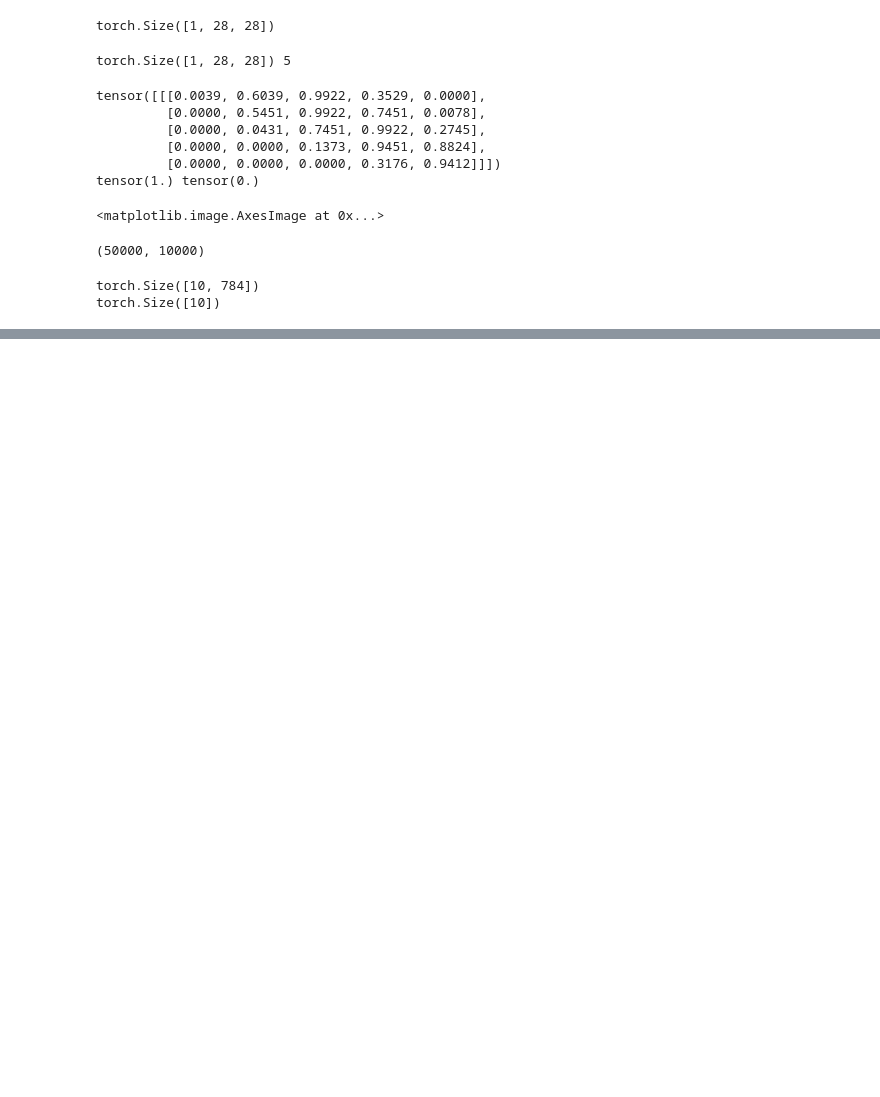
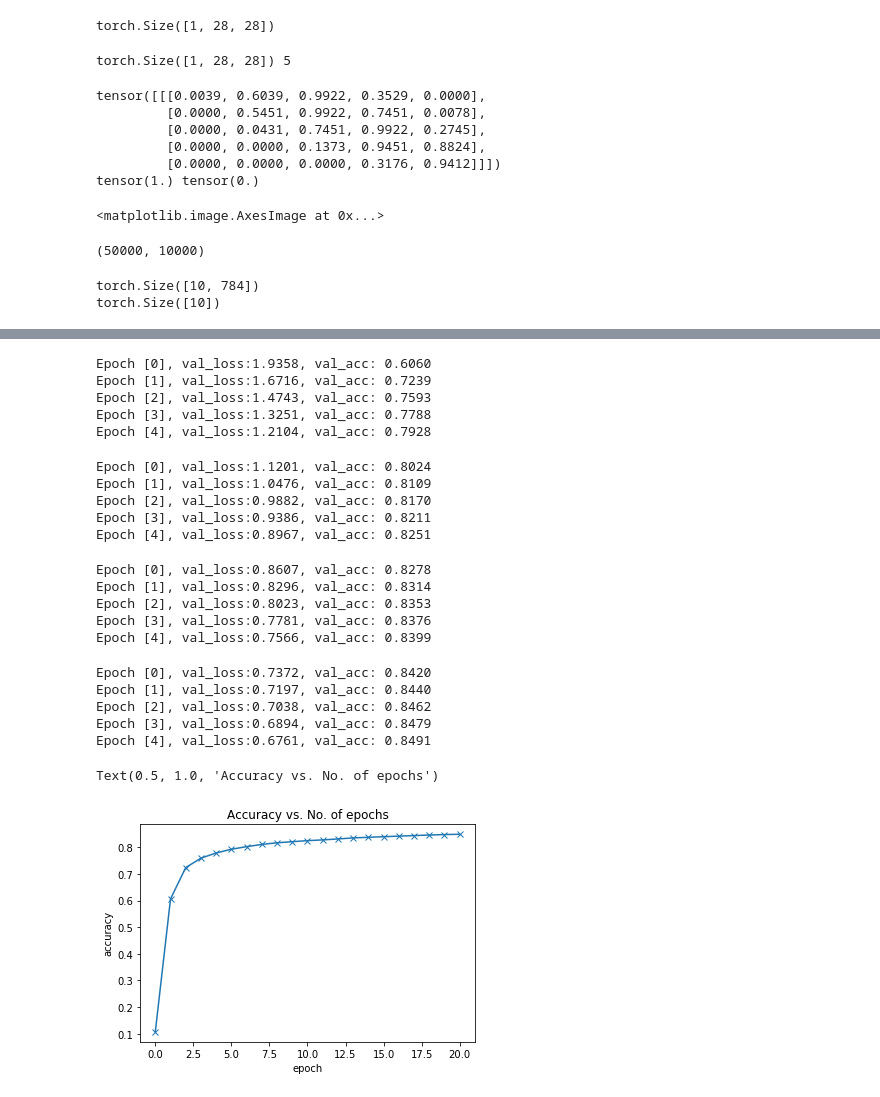
Before and after one commit to rhlklwr/pytorch, a Jupyter notebook: Logistic_regression.ipynb, the cells around one changed output, grey strips where cells are left out. Drawn from its saved outputs; the diff is of its cells as text; code cells hidden in the pictures; blank space fills up the shorter version.

```diff
--- a/Logistic_regression.ipynb
+++ b/Logistic_regression.ipynb
@@ -262,0 +267,43 @@ RuntimeError: size mismatch, m1: [3584 x 28], m2: [784 x 10] at ..\aten\src\TH/g
+# %%
+history1 = fit(5, 0.001, model, train_loader, val_loader)
+# %% [output]
+Epoch [0], val_loss:1.9358, val_acc: 0.6060
+Epoch [1], val_loss:1.6716, val_acc: 0.7239
+Epoch [2], val_loss:1.4743, val_acc: 0.7593
+Epoch [3], val_loss:1.3251, val_acc: 0.7788
+Epoch [4], val_loss:1.2104, val_acc: 0.7928
+# %%
+history2 = fit(5, 0.001, model, train_loader, val_loader)
+# %% [output]
+Epoch [0], val_loss:1.1201, val_acc: 0.8024
+Epoch [1], val_loss:1.0476, val_acc: 0.8109
+Epoch [2], val_loss:0.9882, val_acc: 0.8170
+Epoch [3], val_loss:0.9386, val_acc: 0.8211
+Epoch [4], val_loss:0.8967, val_acc: 0.8251
+# %%
+history3 = fit(5, 0.001, model, train_loader, val_loader)
+# %% [output]
+Epoch [0], val_loss:0.8607, val_acc: 0.8278
+Epoch [1], val_loss:0.8296, val_acc: 0.8314
+Epoch [2], val_loss:0.8023, val_acc: 0.8353
+Epoch [3], val_loss:0.7781, val_acc: 0.8376
+Epoch [4], val_loss:0.7566, val_acc: 0.8399
+# %%
+history4 = fit(5, 0.001, model, train_loader, val_loader)
+# %% [output]
+Epoch [0], val_loss:0.7372, val_acc: 0.8420
+Epoch [1], val_loss:0.7197, val_acc: 0.8440
+Epoch [2], val_loss:0.7038, val_acc: 0.8462
+Epoch [3], val_loss:0.6894, val_acc: 0.8479
+Epoch [4], val_loss:0.6761, val_acc: 0.8491
+# %%
+
+history = [result0] + history1 + history2 + history3 + history4
+accuracies = [result['val_acc'] for result in history]
+plt.plot(accuracies, '-x')
+plt.xlabel('epoch')
+plt.ylabel('accuracy')
+plt.title('Accuracy vs. No. of epochs')
+# %% [output]
+Text(0.5, 1.0, 'Accuracy vs. No. of epochs')
+[figure, added]
```
Also changed, not shown: parts of 17 cells of this notebook, 1 other file.
